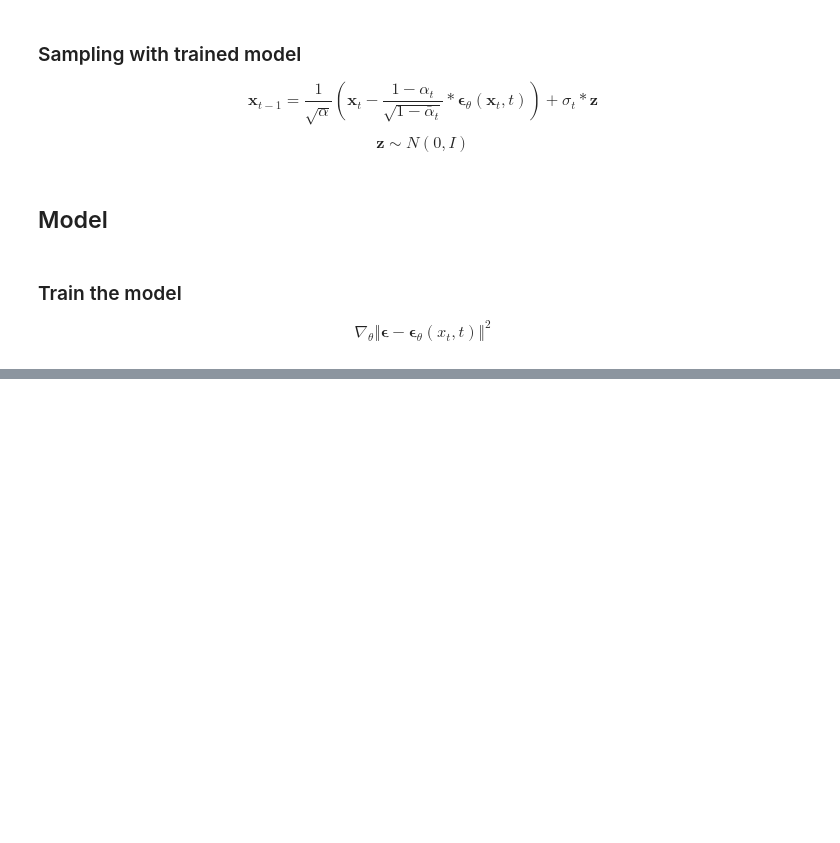
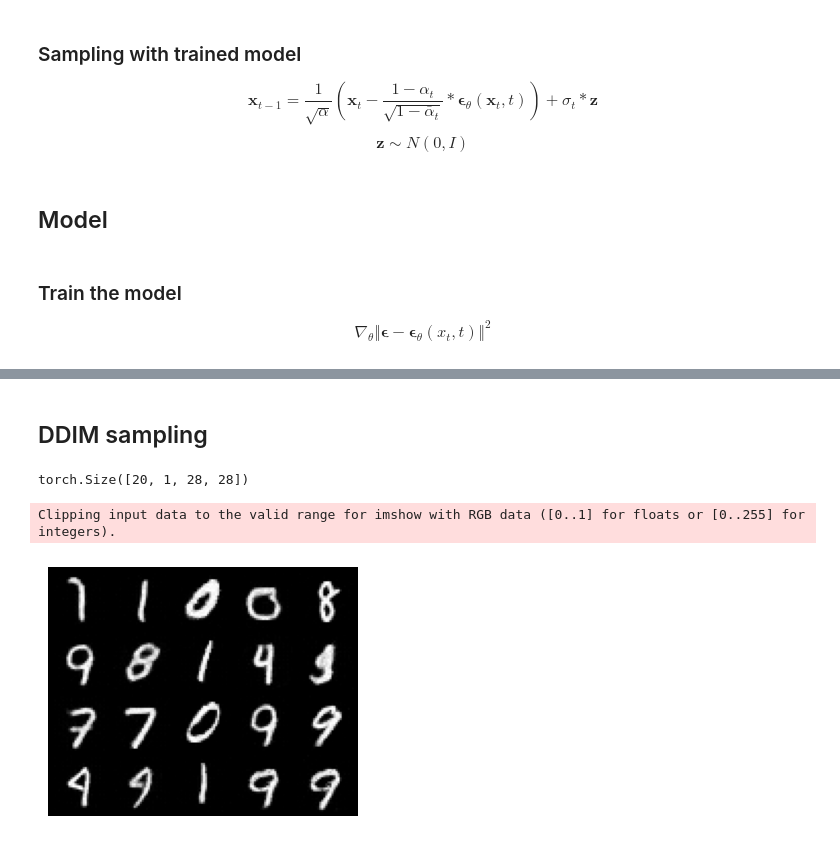
Before and after one commit to safeanimal/Deep-learning-exercises, a Jupyter notebook: personal implementation/2021-DDPM/DDPM-mnist.ipynb, the cells around one changed output, grey strips where cells are left out. Drawn from its saved outputs; the diff is of its cells as text; code cells hidden in the pictures; blank space fills up the shorter version.

```diff
--- a/personal implementation/2021-DDPM/DDPM-mnist.ipynb
+++ b/personal implementation/2021-DDPM/DDPM-mnist.ipynb
@@ -182,3 +209,22 @@ def sampling(xt, T, model, start, end, step):
+# %%
+class ResConvGroupNorm(nn.Module):
+    def __init__(self, in_channels: int, out_channels: int) -> None:
+        super().__init__()
+        self.conv1 = nn.Conv2d(in_channels, out_channels, 3, padding=1, bias=False)
+        batch1 = nn.BatchNorm2d(out_channels)
+        relu1 = nn.LeakyReLU()
+
+        conv2 = nn.Conv2d(out_channels, out_channels, 3, padding=1, bias=False)
+        batch2 = nn.BatchNorm2d(out_channels)
+        relu2 = nn.LeakyReLU()
+
+        layers = [batch1, relu1, conv2, batch2, relu2]
+
+        self.feat = nn.Sequential(*layers)
+
+    def forward(self, x: Tensor) -> Tensor:
+        x = self.conv1(x)
+        return x + self.feat(x)
 # %% [markdown]
 ## Model
 # %%
@@ -291,7 +358,7 @@ torch.save(model.state_dict(), "model.pth")
 # %%
 model.eval() # 开启评估模式！
 with torch.no_grad():
-    noise = torch.randn(16, 1, 28, 28).to(device)
+    noise = torch.randn(20, 1, 28, 28).to(device)
     sampling_results = sampling(noise, T, model, 1, T, 50)
 # %%
 sampling_results = sampling_results.detach().cpu()
@@ -301,0 +374,17 @@ show_images_tensor(5, sampling_results.reshape(-1, 1, 28, 28).cpu(), 4)
+# %% [markdown]
+## DDIM sampling
+# %%
+with torch.no_grad():
+    noise = torch.randn(20, 1, 28, 28).to(device)
+    sampling_results = DDIM_sampling(noise, T, model)
+# %%
+sampling_results = sampling_results.detach().cpu()
+# %%
+sampling_results.shape
+# %% [output]
+torch.Size([20, 1, 28, 28])
+# %%
+show_images_tensor(5, sampling_results, 4)
+# %% [output]
+Clipping input data to the valid range for imshow with RGB data ([0..1] for floats or [0..255] for integers).
+[figure, added]
```
Also changed, not shown: parts of 12 cells of this notebook, 3 other files.
